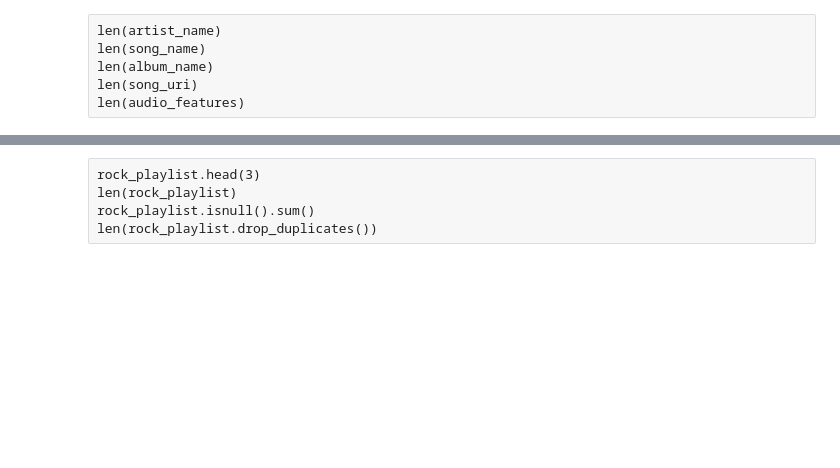
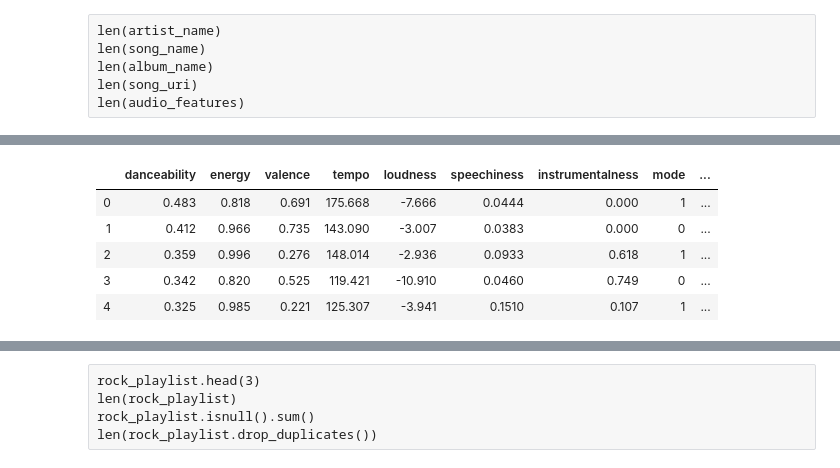
Before and after one commit to CommanderPoe/web-scraping-gnod, a Jupyter notebook: music-recommendation.ipynb, the cells around one changed output, grey strips where cells are left out. Cells and saved outputs as stored; diff of their text form; code cells hidden in the pictures; blank space fills up the shorter version.

```diff
--- a/music-recommendation.ipynb
+++ b/music-recommendation.ipynb
@@ -268,0 +413,9 @@ rock_audio_features[0].apply(pd.Series)
+# %%
+red_audio_features.head()
+# %% [output]
+|  | danceability | energy | valence | tempo | loudness | speechiness | instrumentalness | mode | ... |
+| 0 | 0.483 | 0.818 | 0.691 | 175.668 | -7.666 | 0.0444 | 0.000 | 1 | ... |
+| 1 | 0.412 | 0.966 | 0.735 | 143.090 | -3.007 | 0.0383 | 0.000 | 0 | ... |
+| 2 | 0.359 | 0.996 | 0.276 | 148.014 | -2.936 | 0.0933 | 0.618 | 1 | ... |
+| 3 | 0.342 | 0.820 | 0.525 | 119.421 | -10.910 | 0.0460 | 0.749 | 0 | ... |
+| 4 | 0.325 | 0.985 | 0.221 | 125.307 | -3.941 | 0.1510 | 0.107 | 1 | ... |
```
Also changed, not shown: parts of 77 cells of this notebook, 4 other files.
